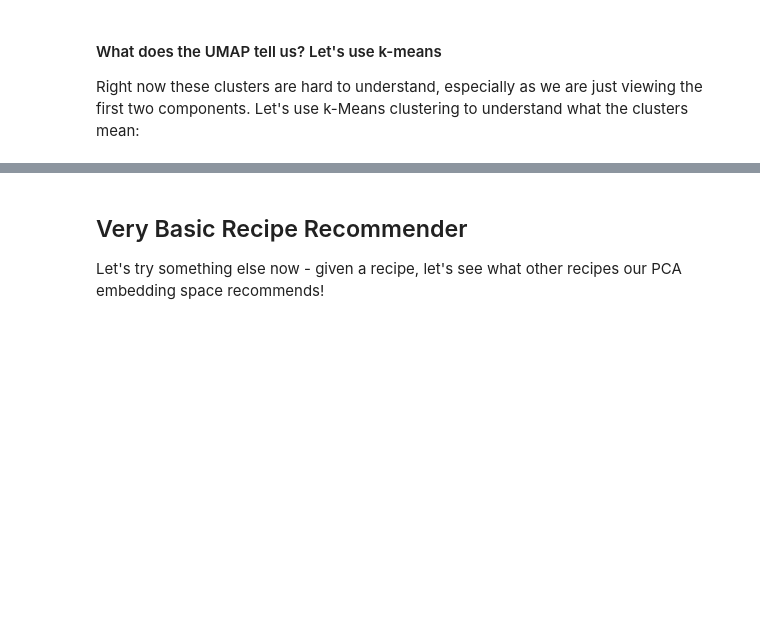
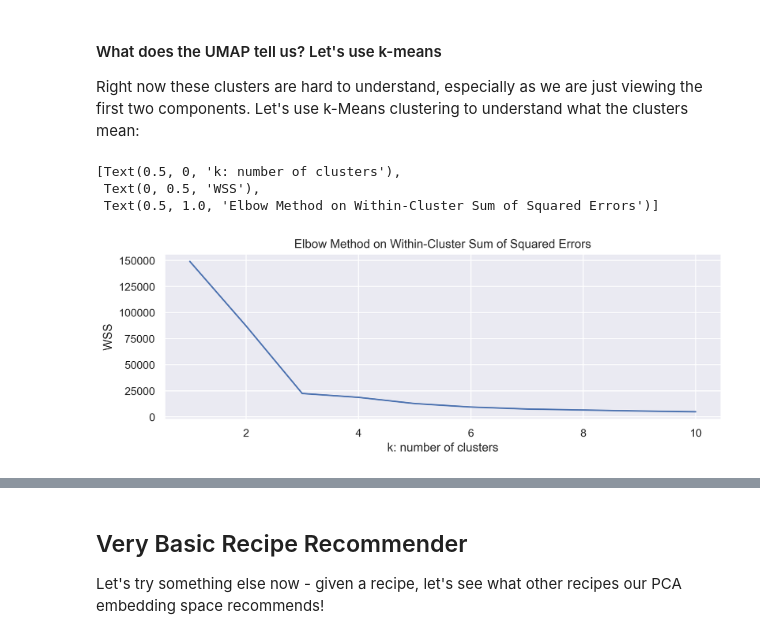
Before and after one commit to sayanfaraz/neural-kitchen, a Jupyter notebook: main.ipynb, the cells around one changed output, grey strips where cells are left out. Saved outputs shown, nothing was run; the diff lists cells and outputs as text; code cells hidden in the pictures; blank space fills up the shorter version.

```diff
--- a/main.ipynb
+++ b/main.ipynb
@@ -616,3 +606,24 @@ pickle.dump(embedding, open( "embedding.p", "wb" ))
 #### What does the UMAP tell us? Let's use k-means
 
 Right now these clusters are hard to understand, especially as we are just viewing the first two components. Let's use k-Means clustering to understand what the clusters mean:
+# %%
+# Elbow analysis to initially screen number of clusters (k)
+
+from sklearn.cluster import KMeans, MiniBatchKMeans
+
+wss = []
+for k in range(1, 11):
+    kmeans = KMeans(n_clusters=k, random_state=RAND_STATE_INT).fit(embedding)
+    wss.append(kmeans.inertia_)
+
+plt.figure(figsize=(10,3))
+sns.lineplot(x=range(1, 11), y=wss
+             ).set(
+                 xlabel="k: number of clusters",
+                 ylabel="WSS",
+                 title="Elbow Method on Within-Cluster Sum of Squared Errors")
+# %% [output]
+[Text(0.5, 0, 'k: number of clusters'),
+ Text(0, 0.5, 'WSS'),
+ Text(0.5, 1.0, 'Elbow Method on Within-Cluster Sum of Squared Errors')]
+[figure, added]
```
Also changed, not shown: parts of 18 cells of this notebook.
